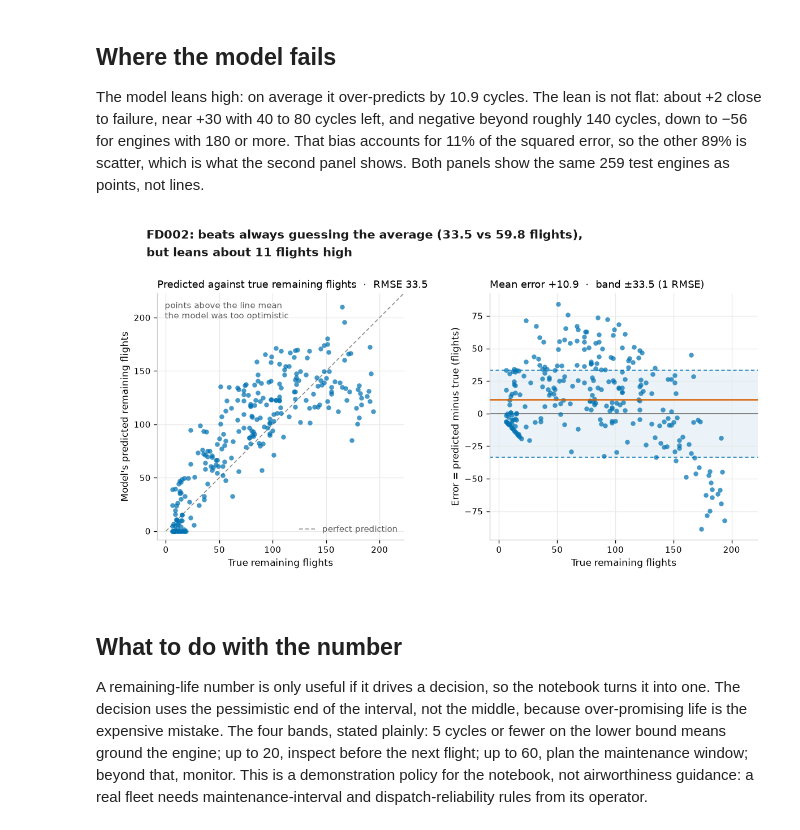
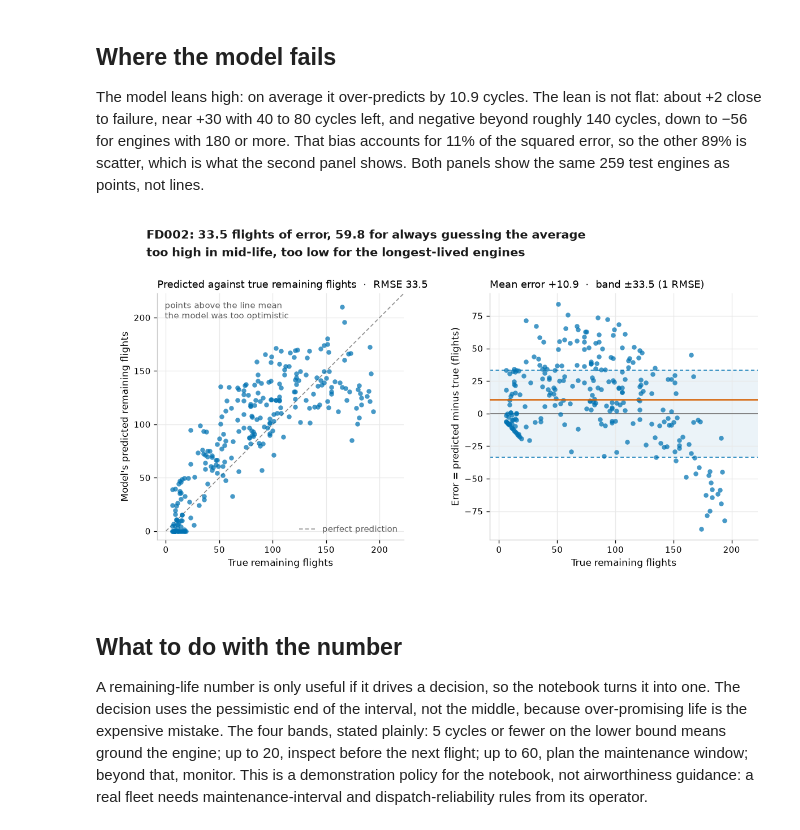
Before and after one commit to rafaa-sf/RULPTE, a Jupyter notebook: rul_prediction.ipynb, the cells around one changed output. Saved outputs shown, nothing was run; the diff lists cells and outputs as text; code cells hidden in the pictures.

```diff
--- a/rul_prediction.ipynb
+++ b/rul_prediction.ipynb
@@ -588,36 +590,36 @@ ax1.set_xlim(lo, span)
 ax1.set_ylim(lo, span)
 ax1.set_aspect("equal", adjustable="box")
 ax1.set_xlabel("True remaining flights")
 ax1.set_ylabel("Model's predicted remaining flights")
 ax1.set_title(f"Predicted against true remaining flights  ·  RMSE {rmse_test:.1f}", loc="left")
 # the point cloud hugs the diagonal, so the key to the line sits in the empty corner
 ax1.legend(loc="lower right", frameon=False, fontsize=STYLE["tag"],
            handlelength=1.9, labelcolor=STYLE["muted"], borderaxespad=0.3)
 ax1.annotate("points above the line mean\nthe model was too optimistic",
              xy=(0.03, 0.97), xycoords="axes fraction", ha="left", va="top",
              fontsize=STYLE["tag"], color=STYLE["muted"])
 ax1.set_axisbelow(True)
 
 # Panel 2: error only. Dashed band = the scored RMSE, orange line = the lean.
 ax2.axhspan(-rmse_test, rmse_test, color=STYLE["fall"], alpha=0.08, lw=0, zorder=0)
 for edge in (-rmse_test, rmse_test):
     ax2.axhline(edge, color=STYLE["fall"], lw=0.9, ls=(0, (4, 3)), zorder=1)
 ax2.axhline(0, color=STYLE["rule"], lw=1.0, zorder=1)
 ax2.axhline(bias, color=STYLE["rise"], lw=1.5, zorder=3)
 ax2.scatter(truth, err, s=26, color=STYLE["fall"], alpha=0.72, linewidths=0, zorder=2)
 ax2.set_xlim(lo, span)
 ax2.set_ylim(y_lo, y_hi)
 ax2.set_xlabel("True remaining flights")
 ax2.set_ylabel("Error = predicted minus true (flights)")
 ax2.set_title(f"Mean error {bias:+.1f}  ·  band ±{rmse_test:.1f} (1 RMSE)", loc="left")
 ax2.set_axisbelow(True)
 
-fig.suptitle(f"FD002: beats always guessing the average ({rmse_test:.1f} vs {baseline_test:.1f} flights),\n"
-             f"but leans about {bias:.0f} flights high",
+fig.suptitle(f"FD002: {rmse_test:.1f} flights of error, {baseline_test:.1f} for always guessing the average\n"
+             f"too high in mid-life, too low for the longest-lived engines",
              x=LEFT, y=0.975, va="top", ha="left", linespacing=1.5,
              fontsize=12.5, fontweight="bold", color=STYLE["ink"])
 # %% [output]
-[figure, old version]
+[figure, new version]
 # %% [markdown]
 ## What to do with the number
 
```
Also changed, not shown: parts of 2 cells of this notebook, 3 other files.
